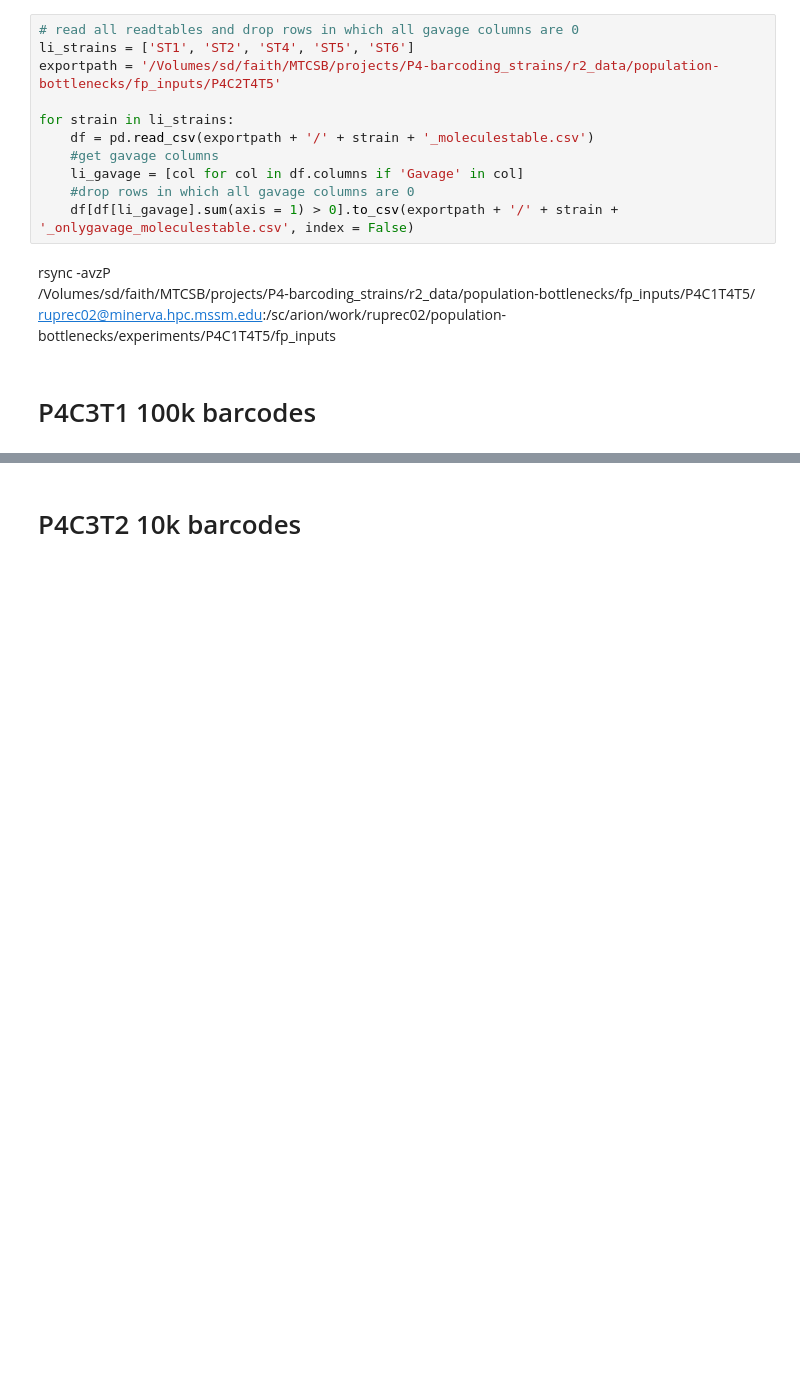
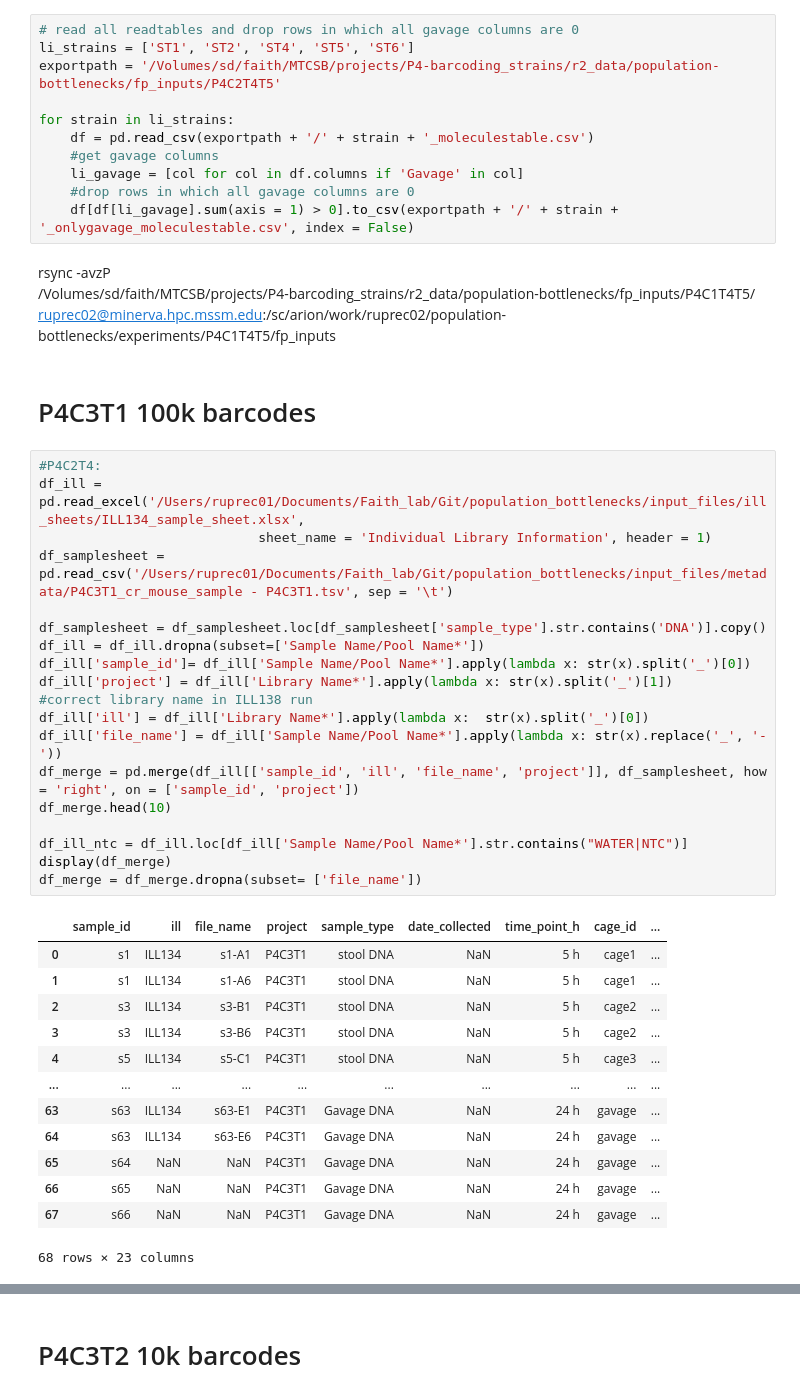
Before and after one commit to c-ruprecht/population_bottlenecks, a Jupyter notebook: input_files/metadata.ipynb, the cells around one changed output, grey strips where cells are left out. Drawn from its saved outputs; the diff is of its cells as text; blank space fills up the shorter version.

```diff
--- a/input_files/metadata.ipynb
+++ b/input_files/metadata.ipynb
@@ -375,3 +375,36 @@ rsync -avzP \
 ruprec02@minerva.hpc.mssm.edu:/sc/arion/work/ruprec02/population-bottlenecks/experiments/P4C1T4T5/fp_inputs
 # %% [markdown]
 # P4C3T1 100k barcodes
+# %%
+#P4C2T4:
+df_ill = pd.read_excel('/Users/ruprec01/Documents/Faith_lab/Git/population_bottlenecks/input_files/ill_sheets/ILL134_sample_sheet.xlsx',
+                            sheet_name = 'Individual Library Information', header = 1)
+df_samplesheet = pd.read_csv('/Users/ruprec01/Documents/Faith_lab/Git/population_bottlenecks/input_files/metadata/P4C3T1_cr_mouse_sample - P4C3T1.tsv', sep = '\t')
+
+df_samplesheet = df_samplesheet.loc[df_samplesheet['sample_type'].str.contains('DNA')].copy()
+df_ill = df_ill.dropna(subset=['Sample Name/Pool Name*'])
+df_ill['sample_id']= df_ill['Sample Name/Pool Name*'].apply(lambda x: str(x).split('_')[0])
+df_ill['project'] = df_ill['Library Name*'].apply(lambda x: str(x).split('_')[1])
+#correct library name in ILL138 run
+df_ill['ill'] = df_ill['Library Name*'].apply(lambda x:  str(x).split('_')[0])
+df_ill['file_name'] = df_ill['Sample Name/Pool Name*'].apply(lambda x: str(x).replace('_', '-'))
+df_merge = pd.merge(df_ill[['sample_id', 'ill', 'file_name', 'project']], df_samplesheet, how = 'right', on = ['sample_id', 'project'])
+df_merge.head(10)
+
+df_ill_ntc = df_ill.loc[df_ill['Sample Name/Pool Name*'].str.contains("WATER|NTC")]
+display(df_merge)
+df_merge = df_merge.dropna(subset= ['file_name'])
+# %% [output]
+|  | sample_id | ill | file_name | project | sample_type | date_collected | time_point_h | cage_id | ... |
+| 0 | s1 | ILL134 | s1-A1 | P4C3T1 | stool DNA | NaN | 5 h | cage1 | ... |
+| 1 | s1 | ILL134 | s1-A6 | P4C3T1 | stool DNA | NaN | 5 h | cage1 | ... |
+| 2 | s3 | ILL134 | s3-B1 | P4C3T1 | stool DNA | NaN | 5 h | cage2 | ... |
+| 3 | s3 | ILL134 | s3-B6 | P4C3T1 | stool DNA | NaN | 5 h | cage2 | ... |
+| 4 | s5 | ILL134 | s5-C1 | P4C3T1 | stool DNA | NaN | 5 h | cage3 | ... |
+| ... | ... | ... | ... | ... | ... | ... | ... | ... | ... |
+| 63 | s63 | ILL134 | s63-E1 | P4C3T1 | Gavage DNA | NaN | 24 h | gavage | ... |
+| 64 | s63 | ILL134 | s63-E6 | P4C3T1 | Gavage DNA | NaN | 24 h | gavage | ... |
+| 65 | s64 | NaN | NaN | P4C3T1 | Gavage DNA | NaN | 24 h | gavage | ... |
+| 66 | s65 | NaN | NaN | P4C3T1 | Gavage DNA | NaN | 24 h | gavage | ... |
+| 67 | s66 | NaN | NaN | P4C3T1 | Gavage DNA | NaN | 24 h | gavage | ... |
+68 rows × 23 columns
```
Also changed, not shown: parts of 7 cells of this notebook, 7 other files.
